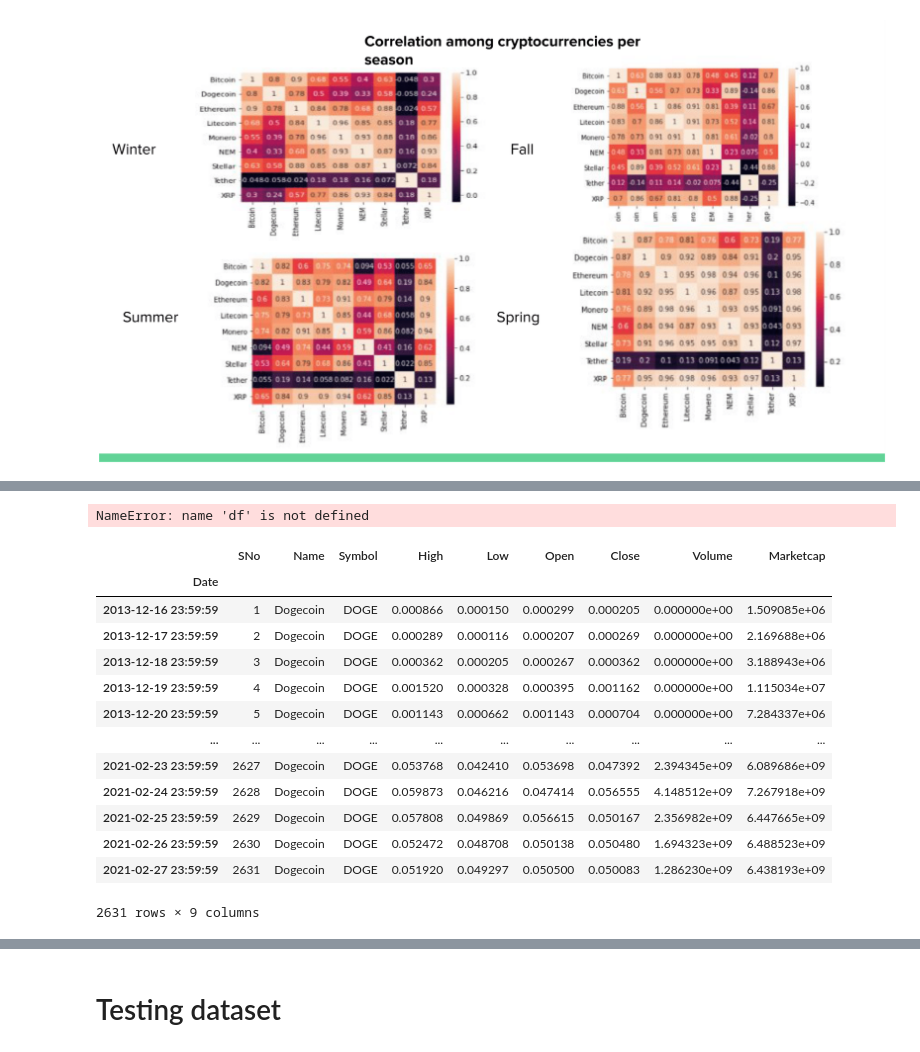
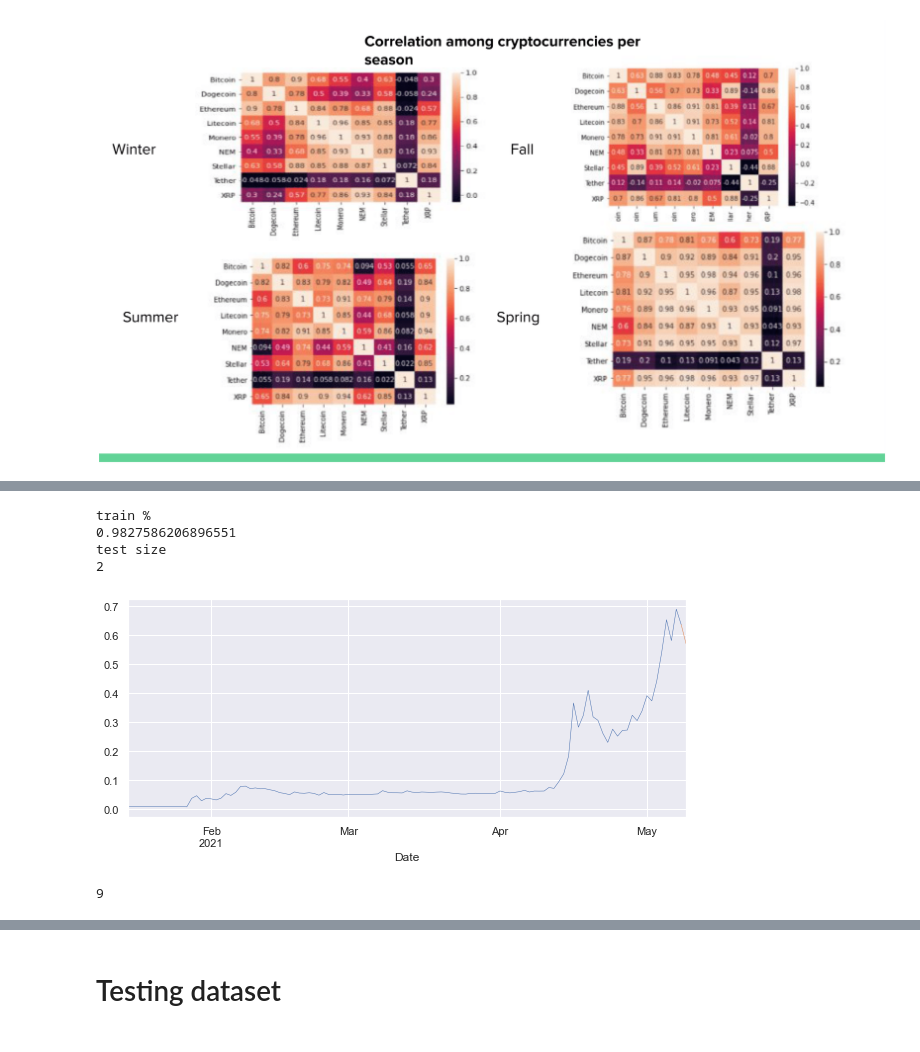
Before and after one commit to DSEI21000-S21/project-altcoinpriceprediction, a Jupyter notebook: amicha/dogecoin_test.ipynb, the cells around one changed output, grey strips where cells are left out. Cells and saved outputs as stored; diff of their text form; code cells hidden in the pictures.

```diff
--- a/amicha/dogecoin_test.ipynb
+++ b/amicha/dogecoin_test.ipynb
@@ -88,23 +111,21 @@ ValueError: If using all scalar values, you must pass an index
+# %%
+end_train = '2021-05-08'
+sns.set(rc={'figure.figsize':(10, 4)})
+train = df['price_close']['2021-01-15':end_train ]
+test = df['price_close'][end_train :]
+train.plot(linewidth=0.5);
+test.plot(linewidth=0.5);
+print('train %')
+print( len(train)/(len(train)+len(test)))
+print('test size')
+print(len(test))
+# %% [output]
+train %
+0.9827586206896551
+test size
+2
+[figure, added]
 # %%
-len(df)
+len(df['price_close']['2021-05-01':])
 # %% [output]
-NameError: name 'df' is not defined
+9
-# %%
-path = '../data\cryptocurrencypricehistory\coin_Dogecoin.csv'
-data = pd.read_csv(path).set_index('Date')
-data
-# %% [output]
-|  | SNo | Name | Symbol | High | Low | Open | Close | Volume | Marketcap |
-| Date |  |  |  |  |  |  |  |  |  |
-| 2013-12-16 23:59:59 | 1 | Dogecoin | DOGE | 0.000866 | 0.000150 | 0.000299 | 0.000205 | 0.000000e+00 | 1.509085e+06 |
-| 2013-12-17 23:59:59 | 2 | Dogecoin | DOGE | 0.000289 | 0.000116 | 0.000207 | 0.000269 | 0.000000e+00 | 2.169688e+06 |
-| 2013-12-18 23:59:59 | 3 | Dogecoin | DOGE | 0.000362 | 0.000205 | 0.000267 | 0.000362 | 0.000000e+00 | 3.188943e+06 |
-| 2013-12-19 23:59:59 | 4 | Dogecoin | DOGE | 0.001520 | 0.000328 | 0.000395 | 0.001162 | 0.000000e+00 | 1.115034e+07 |
-| 2013-12-20 23:59:59 | 5 | Dogecoin | DOGE | 0.001143 | 0.000662 | 0.001143 | 0.000704 | 0.000000e+00 | 7.284337e+06 |
-| ... | ... | ... | ... | ... | ... | ... | ... | ... | ... |
-| 2021-02-23 23:59:59 | 2627 | Dogecoin | DOGE | 0.053768 | 0.042410 | 0.053698 | 0.047392 | 2.394345e+09 | 6.089686e+09 |
-| 2021-02-24 23:59:59 | 2628 | Dogecoin | DOGE | 0.059873 | 0.046216 | 0.047414 | 0.056555 | 4.148512e+09 | 7.267918e+09 |
-| 2021-02-25 23:59:59 | 2629 | Dogecoin | DOGE | 0.057808 | 0.049869 | 0.056615 | 0.050167 | 2.356982e+09 | 6.447665e+09 |
-| 2021-02-26 23:59:59 | 2630 | Dogecoin | DOGE | 0.052472 | 0.048708 | 0.050138 | 0.050480 | 1.694323e+09 | 6.488523e+09 |
-| 2021-02-27 23:59:59 | 2631 | Dogecoin | DOGE | 0.051920 | 0.049297 | 0.050500 | 0.050083 | 1.286230e+09 | 6.438193e+09 |
-2631 rows × 9 columns
```
Also changed, not shown: parts of 23 cells of this notebook, 3 other files.
